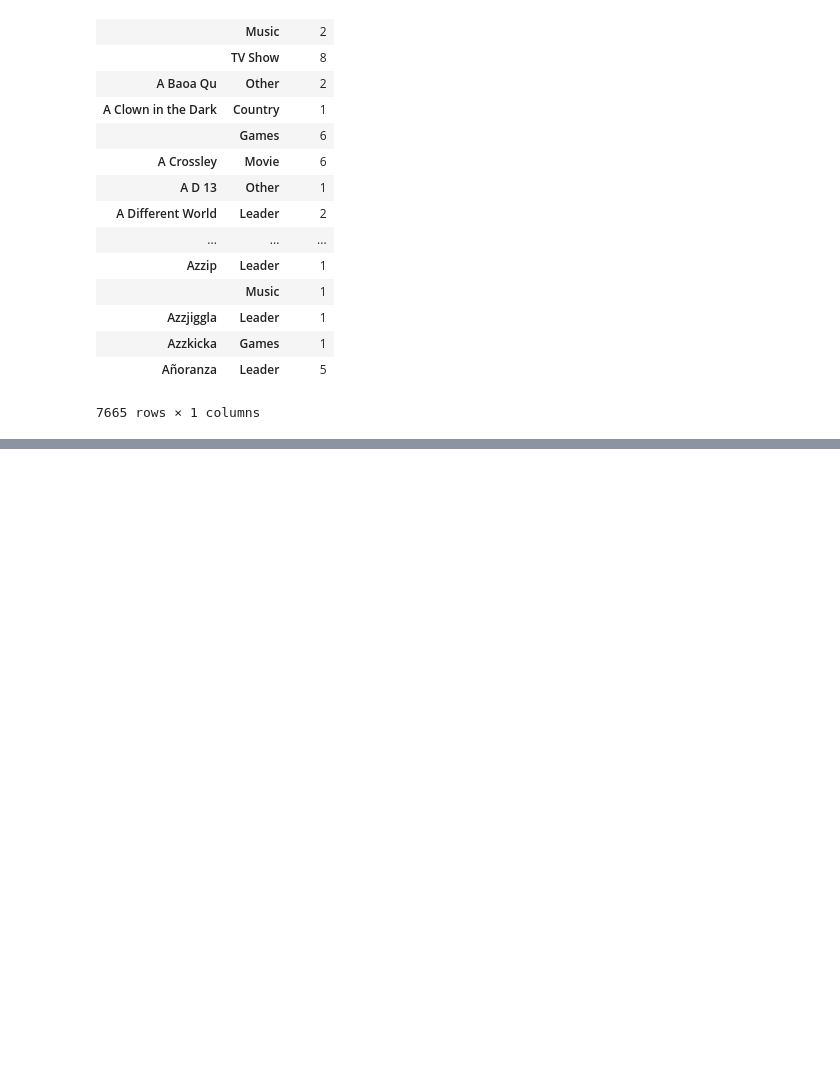
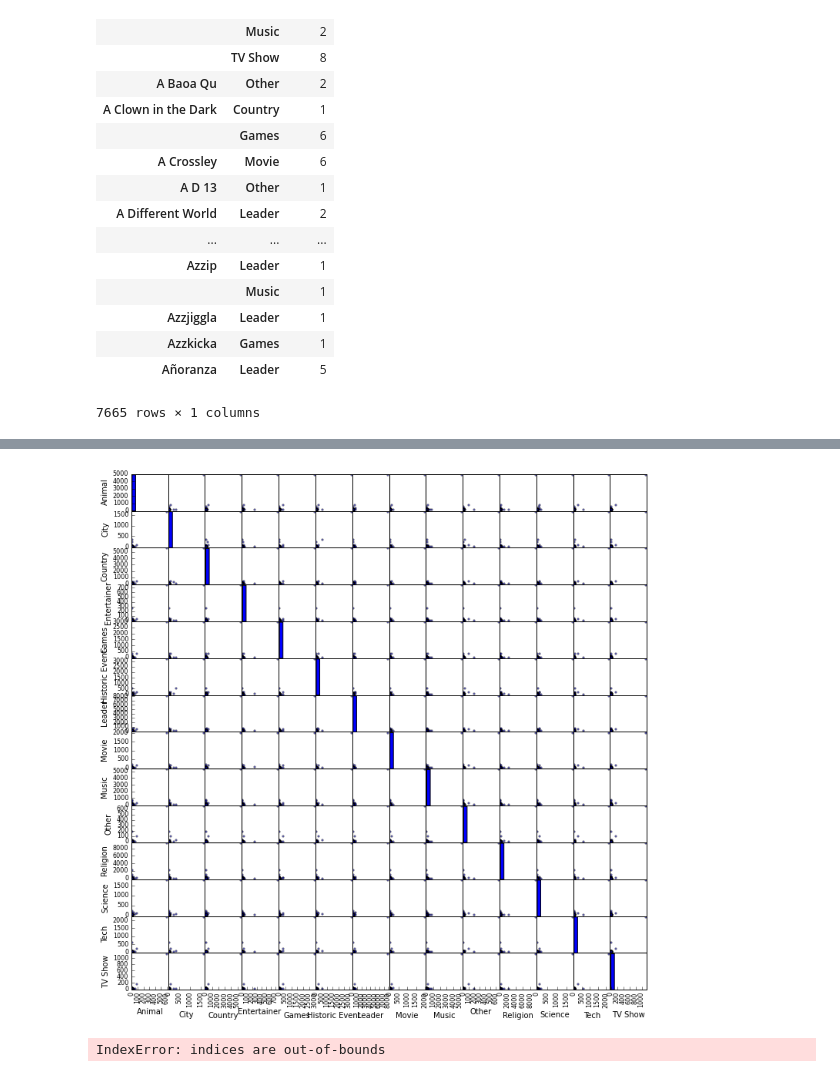
Before and after one commit to johnmhogan/DAT_20_Students, a Jupyter notebook: EVCinNYC/Project/Project.ipynb, the cells around one changed output, grey strips where cells are left out. Drawn from its saved outputs; the diff is of its cells as text; code cells hidden in the pictures; blank space fills up the shorter version.

```diff
--- a/EVCinNYC/Project/Project.ipynb
+++ b/EVCinNYC/Project/Project.ipynb
@@ -236,0 +316,30 @@ ValueError: labels ['username' 'topic'] not contained in axis
+# %%
+pd.scatter_matrix(dfA, figsize=(18, 12));
+# %% [output]
+[figure, added]
+# %%
+#Looking at clustering to see what segments exist
+#http://scikit-learn.org/stable/modules/clustering.html
+#breaking something here and not sure what...
+
+from sklearn.cluster import AffinityPropagation
+from sklearn import metrics
+
+af2 = AffinityPropagation().fit(dfA)
+cluster_centers_indices2 = af2.cluster_centers_indices_
+labels2 = af2.labels_
+
+n_clusters_ = len(cluster_centers_indices)
+
+print('Estimated number of clusters: %d' % n_clusters_)
+print("Homogeneity: %0.3f" % metrics.homogeneity_score(labels_true, labels))
+print("Completeness: %0.3f" % metrics.completeness_score(labels_true, labels))
+print("V-measure: %0.3f" % metrics.v_measure_score(labels_true, labels))
+print("Adjusted Rand Index: %0.3f"
+      % metrics.adjusted_rand_score(labels_true, labels))
+print("Adjusted Mutual Information: %0.3f"
+      % metrics.adjusted_mutual_info_score(labels_true, labels))
+print("Silhouette Coefficient: %0.3f"
+      % metrics.silhouette_score(usersA_tr, labels, metric='sqeuclidean'))
+# %% [output]
+IndexError: indices are out-of-bounds
```
Also changed, not shown: parts of 11 cells of this notebook, 5 other files.
